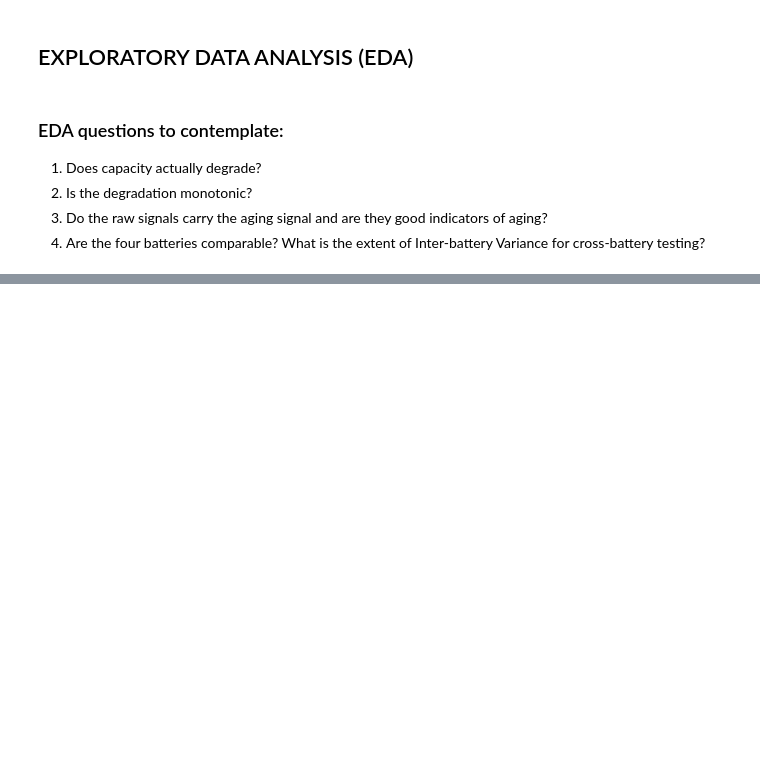
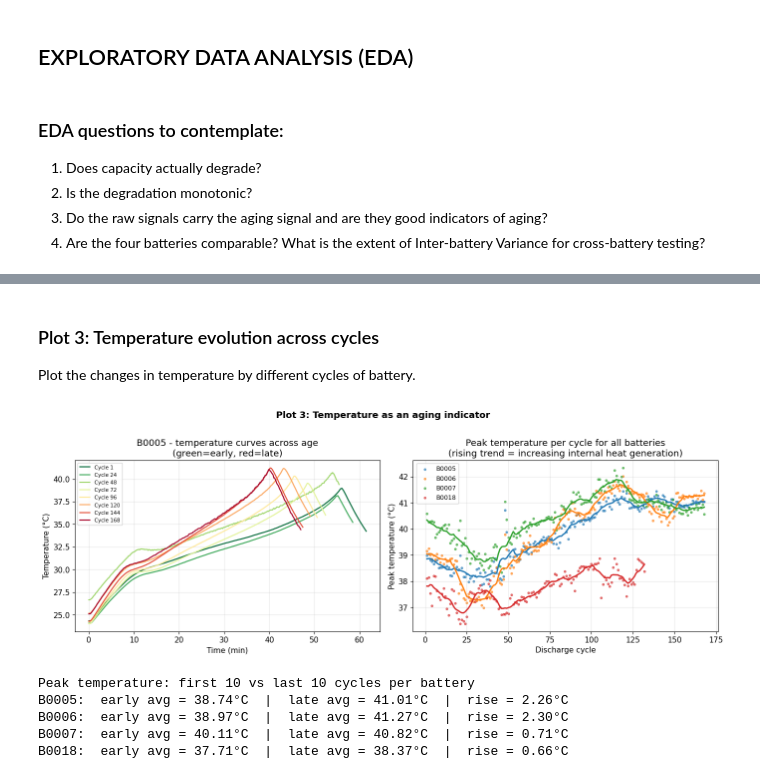
Before and after one commit to adithyaprasadsv/battery-soh-ml, a Jupyter notebook: battery_soh_script.ipynb, the cells around one changed output, grey strips where cells are left out. Saved outputs shown, nothing was run; the diff lists cells and outputs as text; code cells hidden in the pictures; blank space fills up the shorter version.

```diff
--- a/battery_soh_script.ipynb
+++ b/battery_soh_script.ipynb
@@ -575,0 +337,64 @@ If all four hold, the feature engineering choices in Bucket 3 are fully justifie
+# %% [markdown]
+### Plot 3: Temperature evolution across cycles
+Plot the changes in temperature by different cycles of battery.
+# %%
+fig, axes = plt.subplots(1, 2, figsize=(14, 5))
+
+# Left: temperature curves for one battery across age
+ax = axes[0]
+bat = "B0005"
+sub = raw_df[raw_df["battery"] == bat]
+n_cycles = sub["cycle"].nunique()
+sample_cycles = np.linspace(1, n_cycles, 8, dtype=int)
+cmap = cm.get_cmap("RdYlGn_r", len(sample_cycles))
+
+for i, cyc in enumerate(sample_cycles):
+    cyc_data = sub[sub["cycle"] == cyc].sort_values("Time")
+    ax.plot(cyc_data["Time"] / 60, cyc_data["Temperature_measured"],
+            color=cmap(i), linewidth=1.6, label=f"Cycle {cyc}")
+
+ax.set_xlabel("Time (min)")
+ax.set_ylabel("Temperature (°C)")
+ax.set_title(f"{bat} - temperature curves across age\n(green=early, red=late)")
+ax.legend(fontsize=7.5)
+
+# Right: peak temperature per cycle for all batteries
+ax = axes[1]
+for bat, color in BAT_COLORS.items():
+    sub = raw_df[raw_df["battery"] == bat]
+    peak_temp = (
+        sub.groupby("cycle")["Temperature_measured"]
+        .max()
+        .reset_index()
+    )
+    ax.scatter(peak_temp["cycle"], peak_temp["Temperature_measured"],
+               color=color, s=8, alpha=0.6, label=bat)
+    smoothed = uniform_filter1d(peak_temp["Temperature_measured"].values, size=10)
+    ax.plot(peak_temp["cycle"], smoothed, color=color, linewidth=2.0)
+
+ax.set_xlabel("Discharge cycle")
+ax.set_ylabel("Peak temperature (°C)")
+ax.set_title("Peak temperature per cycle for all batteries\n"
+             "(rising trend = increasing internal heat generation)")
+ax.legend(fontsize=9)
+
+plt.suptitle("Plot 3: Temperature as an aging indicator",
+             fontweight="bold", y=1.01)
+plt.tight_layout()
+plt.savefig("./assets/plot3_temperature.png", dpi=150, bbox_inches="tight")
+plt.show()
+
+print("Peak temperature: first 10 vs last 10 cycles per battery")
+for bat in BAT_COLORS:
+    sub = raw_df[raw_df["battery"] == bat]
+    peak = sub.groupby("cycle")["Temperature_measured"].max()
+    print(f"{bat}:  early avg = {peak.iloc[:10].mean():.2f}°C  |  "
+          f"late avg = {peak.iloc[-10:].mean():.2f}°C  |  "
+          f"rise = {peak.iloc[-10:].mean() - peak.iloc[:10].mean():.2f}°C")
+# %% [output]
+[figure, added]
+Peak temperature: first 10 vs last 10 cycles per battery
+B0005:  early avg = 38.74°C  |  late avg = 41.01°C  |  rise = 2.26°C
+B0006:  early avg = 38.97°C  |  late avg = 41.27°C  |  rise = 2.30°C
+B0007:  early avg = 40.11°C  |  late avg = 40.82°C  |  rise = 0.71°C
+B0018:  early avg = 37.71°C  |  late avg = 38.37°C  |  rise = 0.66°C
```
Also changed, not shown: parts of 54 cells of this notebook, 6 other files.
